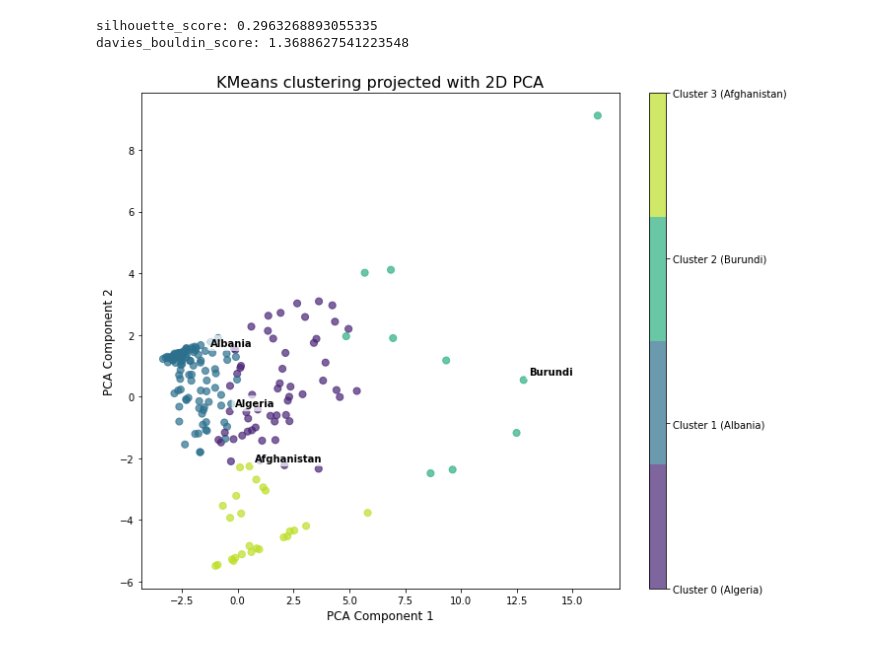
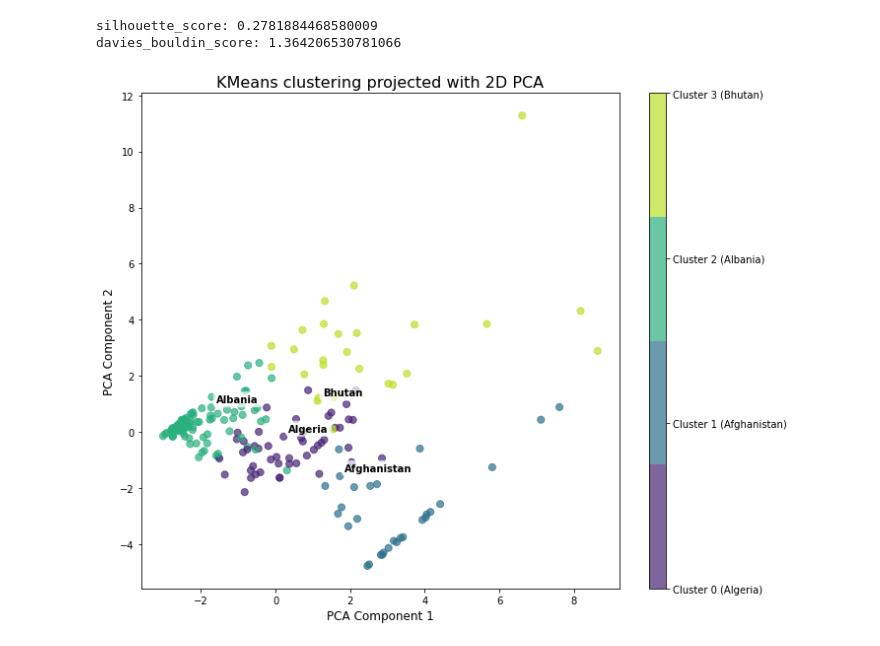
Before and after one commit to Dillenzz/datamine, a Jupyter notebook: preprocessing/nils.ipynb, the cells around one changed output. Drawn from its saved outputs; the diff is of its cells as text; code cells hidden in the pictures.

```diff
--- a/preprocessing/nils.ipynb
+++ b/preprocessing/nils.ipynb
@@ -5,6 +5,7 @@ from sklearn.impute import SimpleImputer
 from sklearn.compose import ColumnTransformer
 from sklearn.pipeline import Pipeline
 from sklearn.cluster import KMeans
+from sklearn.decomposition import PCA
 from sklearn.metrics import silhouette_score
 from sklearn.cluster import DBSCAN
 from sklearn.metrics import davies_bouldin_score
@@ -53,12 +54,10 @@ def plot_clusters_2d(model, clustering_data, full_data, noise=False):
     unique_clusters = np.unique(model.labels_)
     num_clusters = len(unique_clusters) - (1 if noise else 0)
 
-    # Generate colors using viridis, but avoid white and very light colors
     viridis = plt.cm.get_cmap('viridis')
     cluster_colors = viridis(np.linspace(0.1, 0.9, num_clusters))
 
     if noise:
-        # Add gray for noise, ensuring it's the first color
         colors = np.vstack(([0.5, 0.5, 0.5, 1], cluster_colors))
         discrete_cmap = ListedColormap(colors)
         cluster_colors = np.where(model.labels_ == -1, 0, model.labels_ + 1)
@@ -110,21 +109,21 @@ def process_and_pivot(df, prefix):
 
 # Load the datasets
 advertisingBan = pd.read_csv('../data/advertising_ban_internet.csv')
-affordability = pd.read_csv('../data/affordability.csv')
+#affordability = pd.read_csv('../data/affordability.csv')
 gdp2000Cigs = pd.read_csv('../data/gdp_for_2000_cigs.csv')
 healthWarningPhoto = pd.read_csv('../data/health_warning_photo.csv')
 requiredHealthWarnings = pd.read_csv('../data/required_health_warning.csv')
 
 # Process and pivot each dataframe
 advertisingBan_pivoted = process_and_pivot(advertisingBan, 'advertisingBan')
-affordability_pivoted = process_and_pivot(affordability, 'affordability')
+#affordability_pivoted = process_and_pivot(affordability, 'affordability')
 gdp2000Cigs_pivoted = process_and_pivot(gdp2000Cigs, 'gdp2000Cigs')
 healthWarningPhoto_pivoted = process_and_pivot(healthWarningPhoto, 'healthWarningPhoto')
 requiredHealthWarnings_pivoted = process_and_pivot(requiredHealthWarnings, 'requiredHealthWarnings')
 
 # Merge the pivoted dataframes on 'Location'
-combined_df = advertisingBan_pivoted.merge(affordability_pivoted, on='Location', how='outer')
-combined_df = combined_df.merge(gdp2000Cigs_pivoted, on='Location', how='outer')
+#combined_df = advertisingBan_pivoted.merge(affordability_pivoted, on='Location', how='outer')
+combined_df = advertisingBan_pivoted.merge(gdp2000Cigs_pivoted, on='Location', how='outer')
 combined_df = combined_df.merge(healthWarningPhoto_pivoted, on='Location', how='outer')
 combined_df = combined_df.merge(requiredHealthWarnings_pivoted, on='Location', how='outer')
 
@@ -137,33 +136,33 @@ categorical_features = data_for_clustering.select_dtypes(include=['object']).col
 
 numeric_transformer = Pipeline(steps=[
     ('imputer', SimpleImputer(strategy='mean')),
     ('scaler', StandardScaler())])
 
 categorical_transformer = Pipeline(steps=[
     ('imputer', SimpleImputer(strategy='most_frequent')),
     ('encoder', OneHotEncoder(handle_unknown='ignore'))])
 
 preprocessor = ColumnTransformer(
     transformers=[
         ('num', numeric_transformer, numeric_features),
         ('cat', categorical_transformer, categorical_features)])
 
 # Prepare the final data for clustering
 clustering_data = preprocessor.fit_transform(data_for_clustering)
 
 # Apply K-means clustering
 kmeans = KMeans(n_clusters=4, random_state=42)
 kmeans.fit(clustering_data)
 
 mask = kmeans.labels_ != -1
 data = clustering_data[mask]
 labels = kmeans.labels_[mask]
 
 evaluate_clusters(silhouette_score, data, labels)
 evaluate_clusters(davies_bouldin_score, data, labels)
 
 plot_clusters_2d(kmeans, clustering_data, combined_df)
 # %% [output]
-silhouette_score: 0.2963268893055335
-davies_bouldin_score: 1.3688627541223548
+silhouette_score: 0.2781884468580009
+davies_bouldin_score: 1.364206530781066
-[figure, old version]
+[figure, new version]
```
Also changed, not shown: parts of 4 cells of this notebook, 1 other file.
